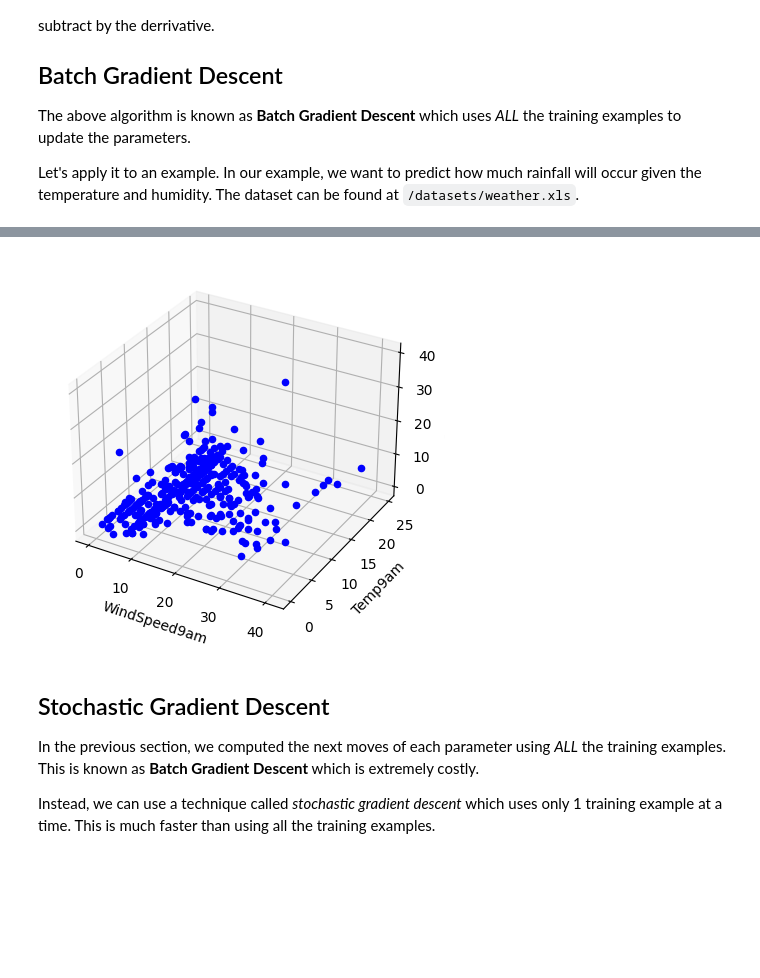
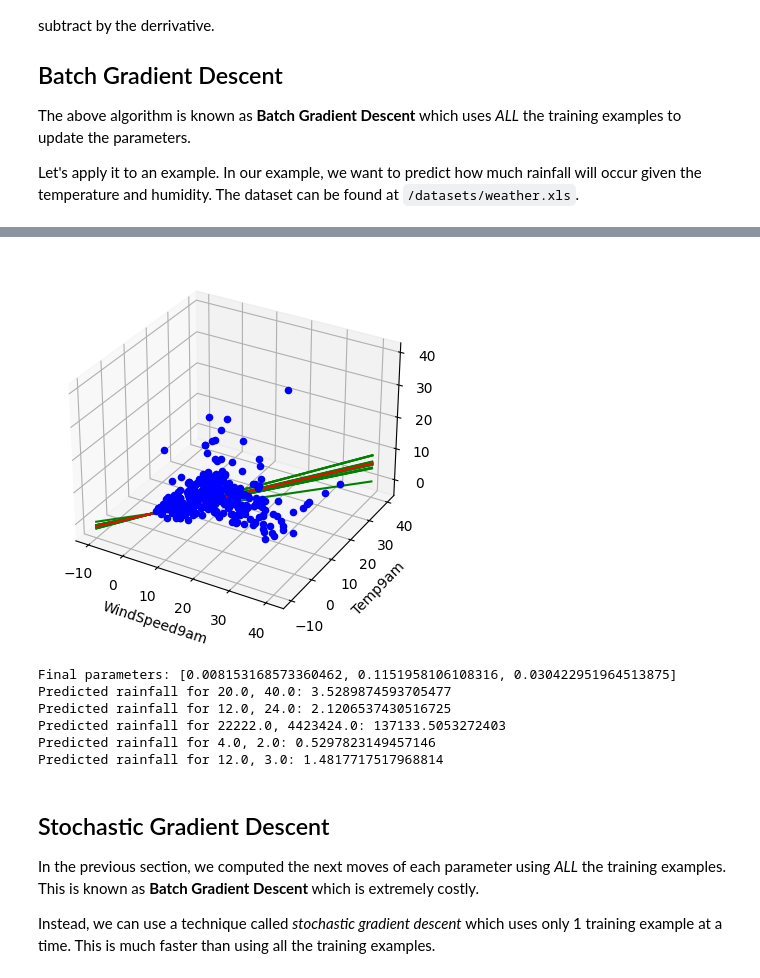
Before and after one commit to Acrylic125/ml-notes, a Jupyter notebook: l2-regression.ipynb, the cells around one changed output, grey strips where cells are left out. Cells and saved outputs as stored; diff of their text form; code cells hidden in the pictures; blank space fills up the shorter version.

Commit message:
Plotting gradient descent

```diff
--- a/l2-regression.ipynb
+++ b/l2-regression.ipynb
@@ -208,7 +208,7 @@ df = df.dropna()
 # print(calc_average_cost(df, [0, 0, 0]))
 numberOfExamples = df.shape[0]
 
-iterations = 1000
+iterations = 10
 learning_rate = 0.01
 parameters = [0, 0, 0]
 
@@ -227,17 +227,18 @@ parameters = [0, 0, 0]
 #     parameters = new_parameters
 #     print(f'Iteration {i}: {calc_average_cost(df, parameters)}')
 
+parameter_snapshots = []
+
 for i in range(iterations):
-    new_parameters = parameters.copy()
     for j in range(len(parameters)):
         d_cost = 0
         for example in range(numberOfExamples):
             example_row = df.iloc[example]
-            d_cost += calc_derrivative_for_row(example_row, new_parameters, j)
+            d_cost += calc_derrivative_for_row(example_row, parameters, j)
         delta = d_cost / numberOfExamples
-        new_parameters[j] = parameters[j] - learning_rate * delta
-    parameters = new_parameters
-    print(f'Iteration {i}: {calc_average_cost(df, parameters)}')
+        parameters[j] = parameters[j] - learning_rate * delta
+        parameter_snapshots.append(parameters.copy())
+    # print(f'Iteration {i}: {calc_average_cost(df, parameters)}')
 
 # x = np.linspace(0, 500, 100)
 # # y = f(x)
@@ -249,14 +250,29 @@ ax.set_zlabel(output_col)
 for row in df.iterrows():
     ax.scatter(row[1][input_cols[0]], row[1][input_cols[1]], row[1][output_col], c='b')
 
-# # ax.scatter(x, y, zs=0, zdir='y', c=, label='points in (x, z)')
+# Show all parameter snapshots as a line
+numb_snapshots = len(parameter_snapshots)
+for i in range(numb_snapshots):
+    snapshot = parameter_snapshots[i]
+    x = np.linspace(-10, 40, 50)
+    y = np.linspace(-10, 40, 50)
 
-# # plt.plot(x, y, zs=0, zdir='z', label='f(x)')
-# plt.show()
-# # plt.scatter(np.array(x_list), f(np.array(x_list)), c='r', label='Gradient Descent')
-# # # plt.scatter(x_list, f(x_list), c='r', label='Gradient Descent')
-# # plt.legend()
-# # plt.show()
+    z = x * snapshot[1] + y * snapshot[2] + snapshot[0]
+
+    # z = hypothesis([1, x, y], snapshot)
+    color = i == numb_snapshots - 1 and 'r' or 'g'
+    ax.plot(x, y, z, c=color)
+
+plt.show()
+
+print(f"Final parameters: {parameters}")
+while True:
+    inp = input("Enter wind speed and temperature as comma separated values: ")
+    if inp == 'q':
+        break
+    windSpeed, temperature = map(float, inp.split(','))
+    rainfall = hypothesis([1, windSpeed, temperature], parameters)
+    print(f"Predicted rainfall for {windSpeed}, {temperature}: {rainfall}")
 # %% [output]
 Requirement already satisfied: numpy in /home/ben/anaconda3/envs/py3_10/lib/python3.10/site-packages (1.24.1)
 Note: you may need to restart the kernel to use updated packages.
@@ -278,4 +297,10 @@ Iteration 999: 8.556987214318672
-[figure, old version]
+[figure, new version]
+Final parameters: [0.008153168573360462, 0.1151958106108316, 0.030422951964513875]
+Predicted rainfall for 20.0, 40.0: 3.5289874593705477
+Predicted rainfall for 12.0, 24.0: 2.1206537430516725
+Predicted rainfall for 22222.0, 4423424.0: 137133.5053272403
+Predicted rainfall for 4.0, 2.0: 0.5297823149457146
+Predicted rainfall for 12.0, 3.0: 1.4817717517968814
 # %% [markdown]
 
 
```
Also changed, not shown: parts of 1 cell of this notebook.
